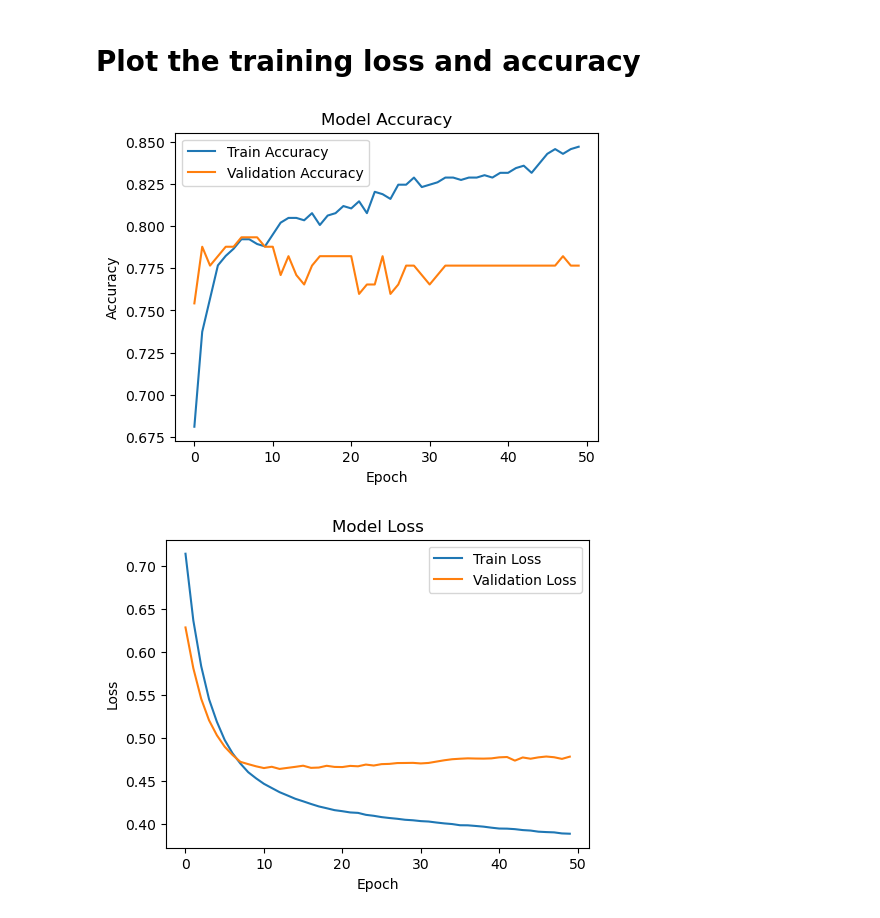
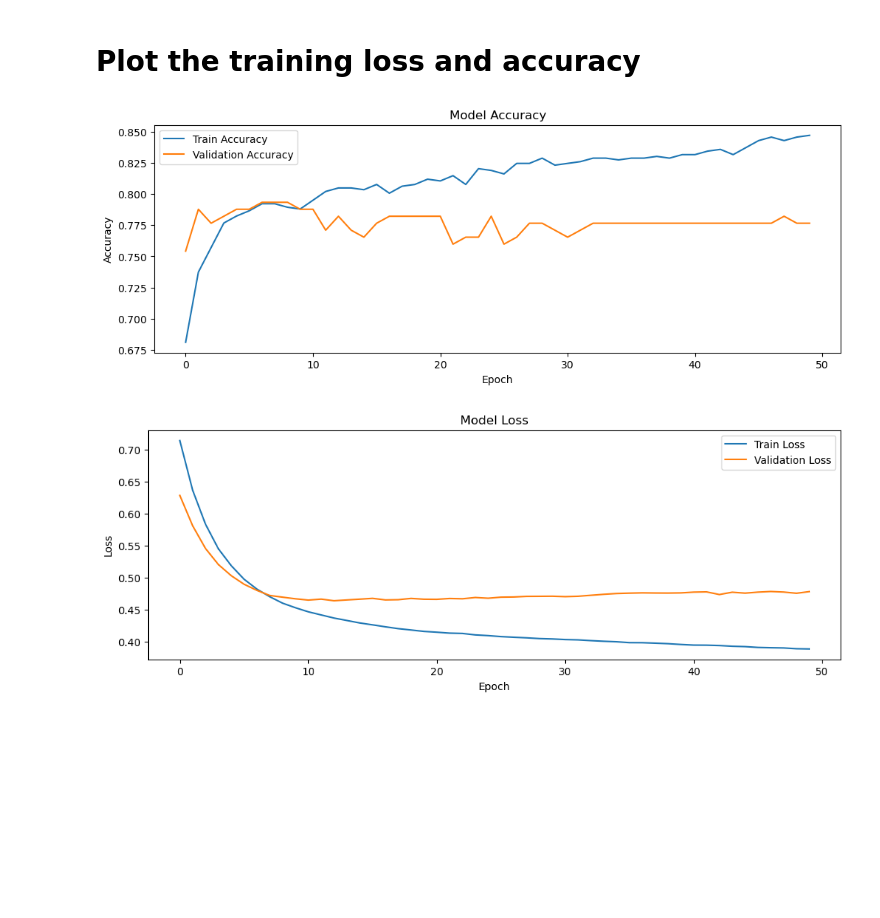
Before and after one commit to ArshadAliDS/Titanic-ANN-Survival, a Jupyter notebook: Titanic-Deep-Learning.ipynb, the cells around one changed output. Saved outputs shown, nothing was run; the diff lists cells and outputs as text; code cells hidden in the pictures; blank space fills up the shorter version.

```diff
--- a/Titanic-Deep-Learning.ipynb
+++ b/Titanic-Deep-Learning.ipynb
@@ -132,26 +132,26 @@ import matplotlib.pyplot as plt
 # %%
 # Plot training & validation accuracy
 plt.figure(figsize=(12, 4))
-plt.subplot(1, 2, 1)
 plt.plot(history.history['accuracy'], label='Train Accuracy')
 plt.plot(history.history['val_accuracy'], label='Validation Accuracy')
 plt.title('Model Accuracy')
 plt.ylabel('Accuracy')
 plt.xlabel('Epoch')
 plt.legend()
+plt.savefig('Accuracy.png')
 plt.show()
 # %% [output]
-[figure, old version]
+[figure, new version]
 # %%
 # Plot training & validation loss
 plt.figure(figsize=(12, 4))
-plt.subplot(1, 2, 2)
 plt.plot(history.history['loss'], label='Train Loss')
 plt.plot(history.history['val_loss'], label='Validation Loss')
 plt.title('Model Loss')
 plt.ylabel('Loss')
 plt.xlabel('Epoch')
 plt.legend()
+plt.savefig('Validation.png')
 plt.show()
 # %% [output]
-[figure, old version]
+[figure, new version]
```
